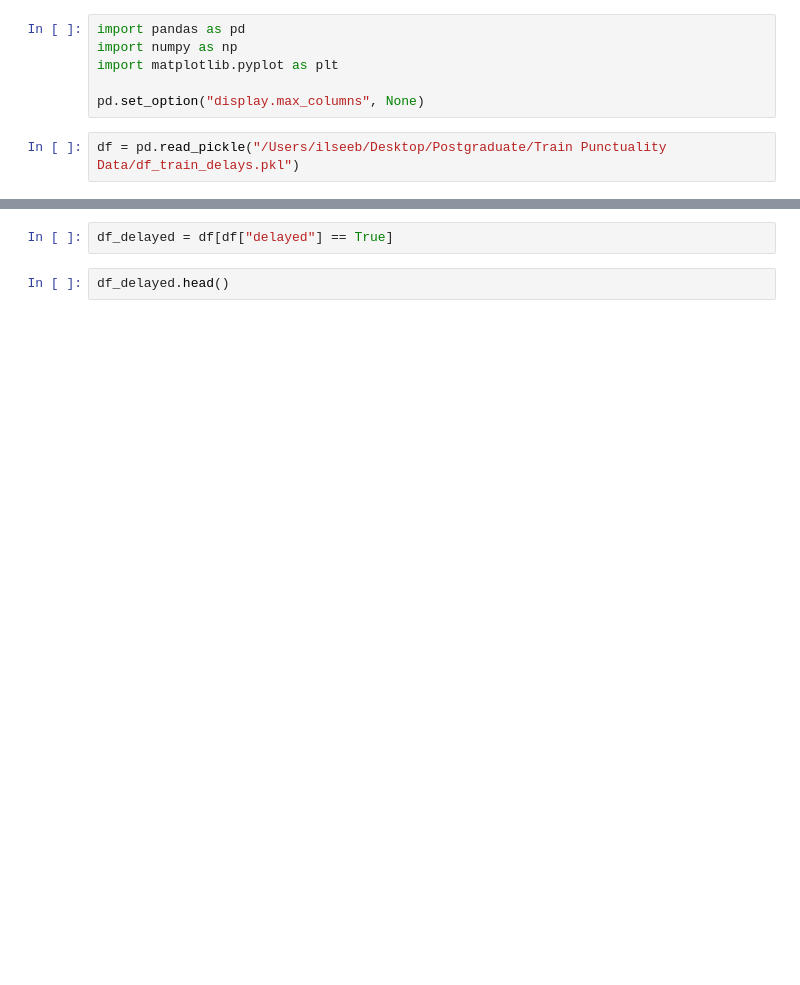
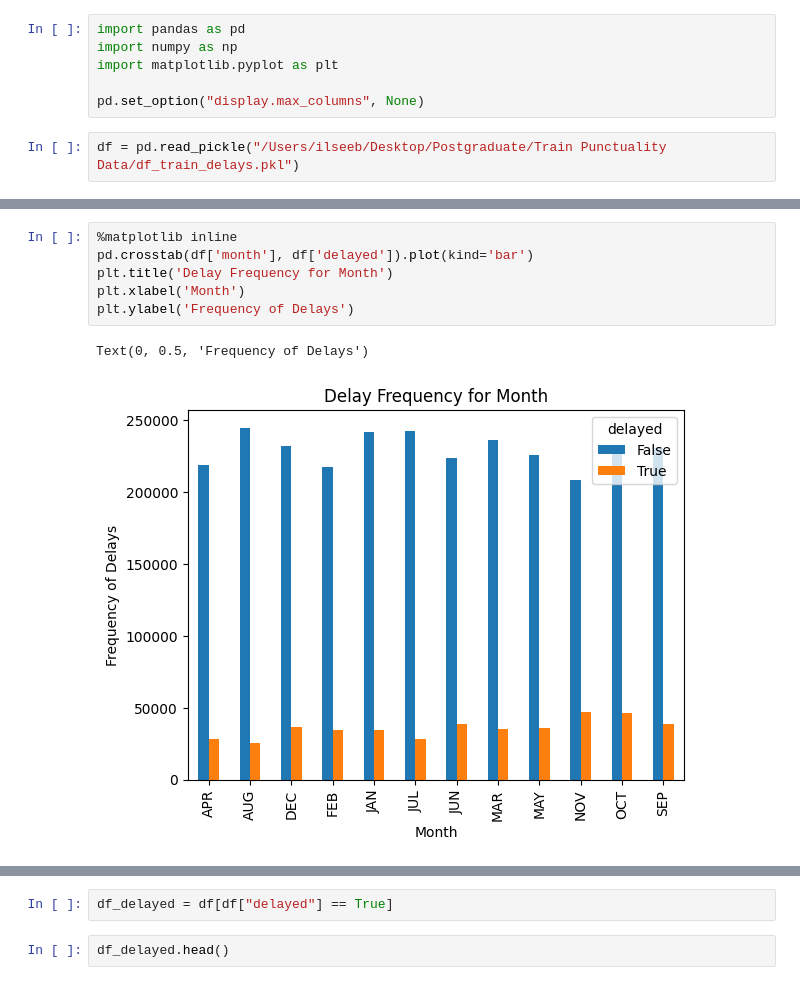
Before and after one commit to ilse-espino/train_delays_belgium, a Jupyter notebook: 4.1-graphs.ipynb, the cells around one changed output, grey strips where cells are left out. Drawn from its saved outputs; the diff is of its cells as text; blank space fills up the shorter version.

```diff
--- a/4.1-graphs.ipynb
+++ b/4.1-graphs.ipynb
@@ -17,0 +27,9 @@ df.head()
+# %%
+%matplotlib inline
+pd.crosstab(df['month'], df['delayed']).plot(kind='bar')
+plt.title('Delay Frequency for Month')
+plt.xlabel('Month')
+plt.ylabel('Frequency of Delays')
+# %% [output]
+Text(0, 0.5, 'Frequency of Delays')
+[figure, added]
```
Also changed, not shown: parts of 13 cells of this notebook, 3 other files.
